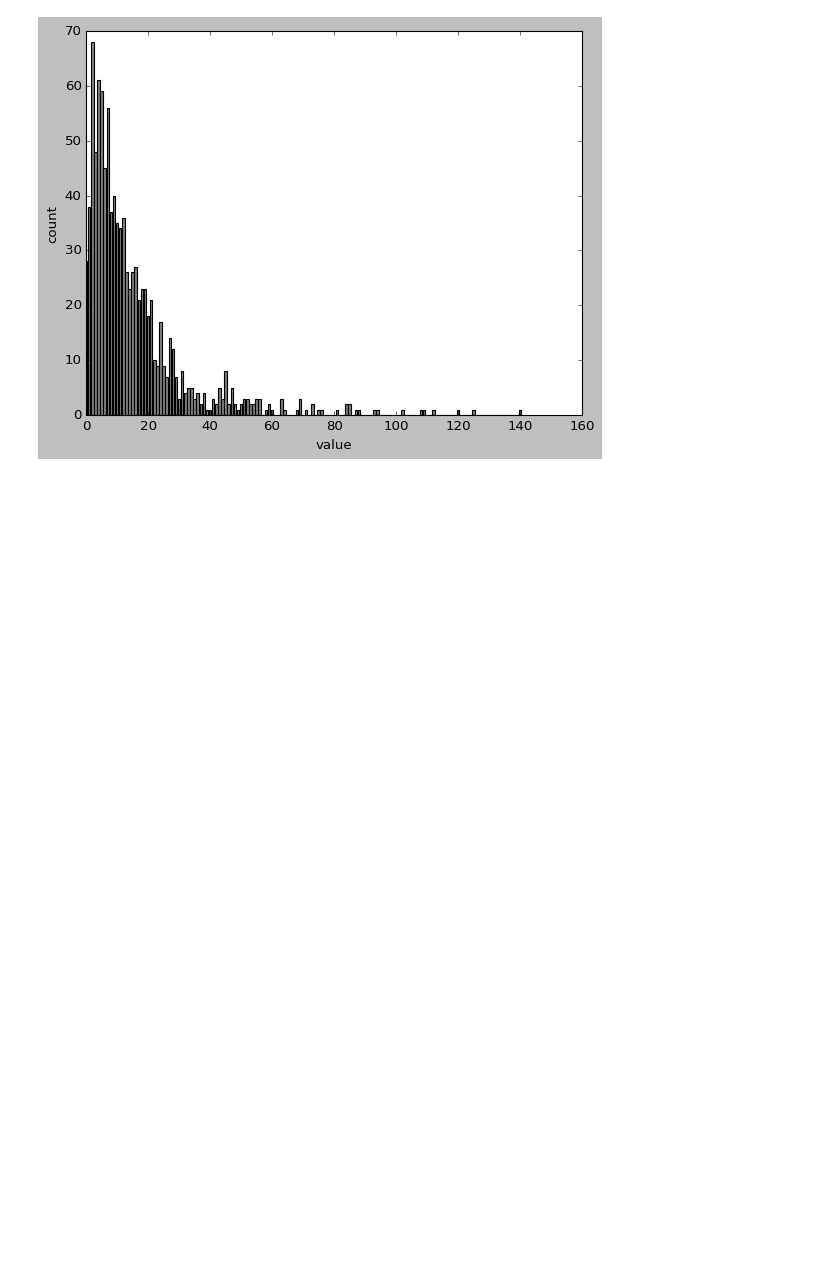
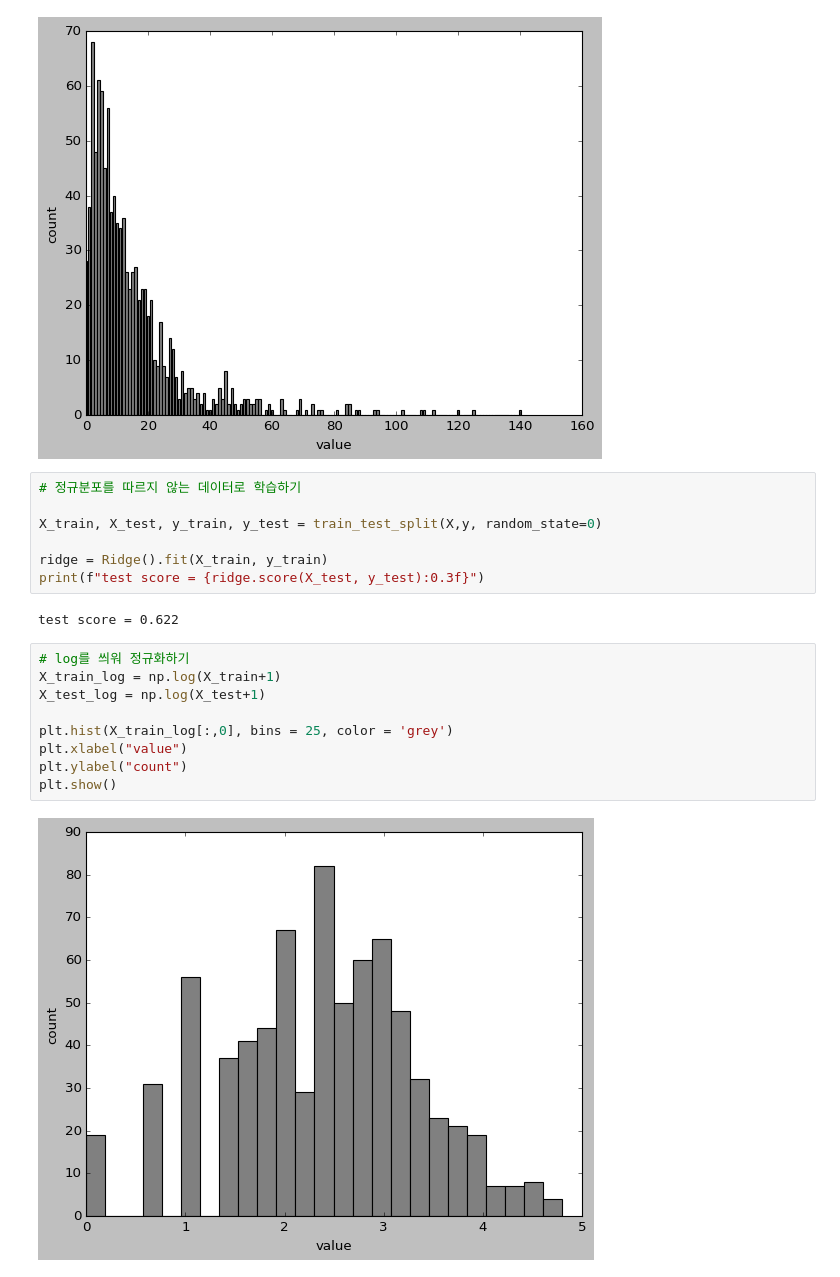
Before and after one commit to Hosung-Ahn/IntroducingML, a Jupyter notebook: Chapter4-feature engineering/범주형 변수.ipynb, the cells around one changed output. Drawn from its saved outputs; the diff is of its cells as text; blank space fills up the shorter version.

```diff
--- a/Chapter4-feature engineering/범주형 변수.ipynb
+++ b/Chapter4-feature engineering/범주형 변수.ipynb
@@ -335,3 +338,23 @@ plt.ylabel("count")
 plt.show()
 # %% [output]
 [figure]
+# %%
+# 정규분포를 따르지 않는 데이터로 학습하기
+
+X_train, X_test, y_train, y_test = train_test_split(X,y, random_state=0)
+
+ridge = Ridge().fit(X_train, y_train)
+print(f"test score = {ridge.score(X_test, y_test):0.3f}")
+# %% [output]
+test score = 0.622
+# %%
+# log를 씌워 정규화하기
+X_train_log = np.log(X_train+1)
+X_test_log = np.log(X_test+1)
+
+plt.hist(X_train_log[:,0], bins = 25, color = 'grey')
+plt.xlabel("value")
+plt.ylabel("count")
+plt.show()
+# %% [output]
+[figure, added]
```
Also changed, not shown: parts of 3 cells of this notebook.
